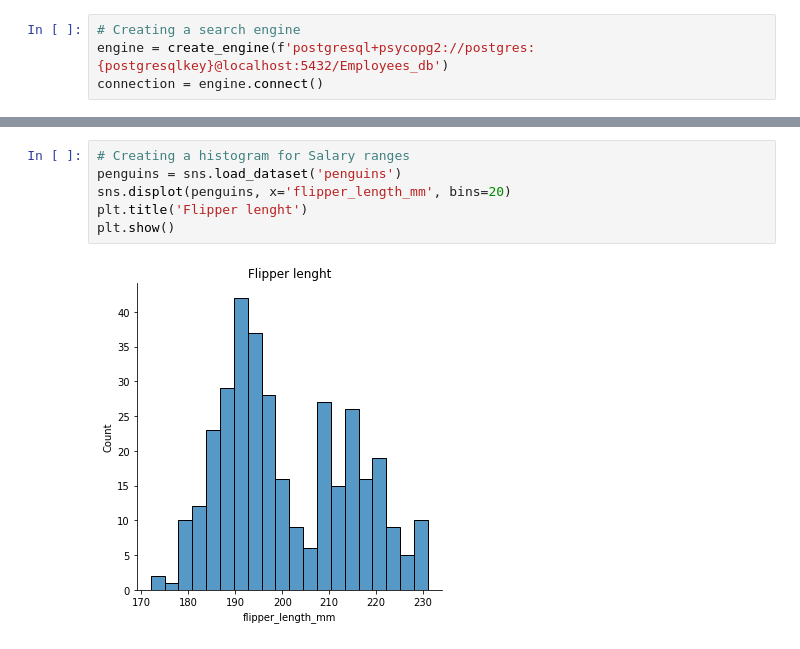
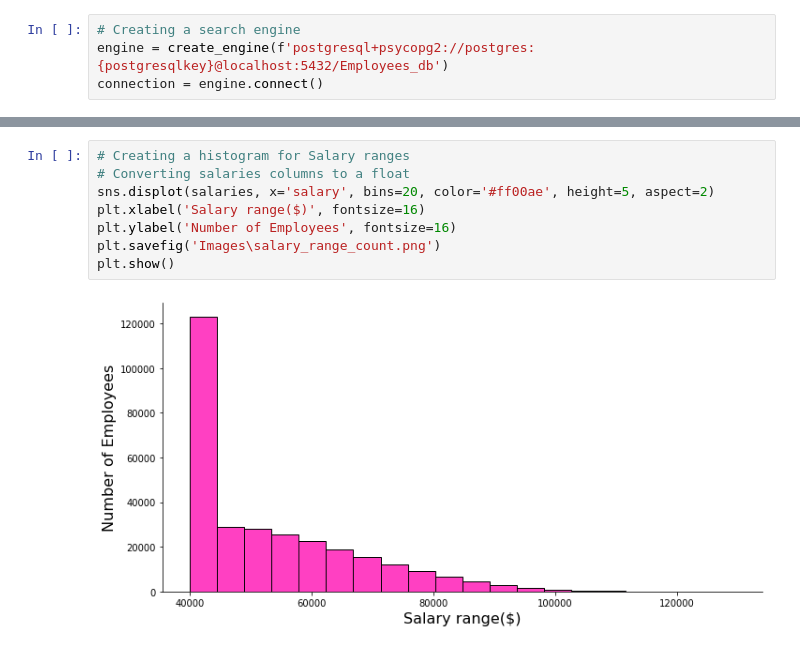
Before and after one commit to skumble27/Employee-Database-Management, a Jupyter notebook: EmployeeSQL/Furtherqueries_bonus.ipynb, the cells around one changed output, grey strips where cells are left out. Cells and saved outputs as stored; diff of their text form.

```diff
--- a/EmployeeSQL/Furtherqueries_bonus.ipynb
+++ b/EmployeeSQL/Furtherqueries_bonus.ipynb
@@ -50,8 +45,10 @@ salaries = pd.read_sql('SELECT * FROM salaries', connection)
-# %%
-# Creating a histogram for Salary ranges
-penguins = sns.load_dataset('penguins')
-sns.displot(penguins, x='flipper_length_mm', bins=20)
-plt.title('Flipper lenght')
-plt.show()
-# %% [output]
-[figure, removed]
+# %%
+# Creating a histogram for Salary ranges
+# Converting salaries columns to a float
+sns.displot(salaries, x='salary', bins=20, color='#ff00ae', height=5, aspect=2)
+plt.xlabel('Salary range($)', fontsize=16)
+plt.ylabel('Number of Employees', fontsize=16)
+plt.savefig('Images\salary_range_count.png')
+plt.show()
+# %% [output]
+[figure, added]
```
Also changed, not shown: parts of 9 cells of this notebook, 2 other files.
